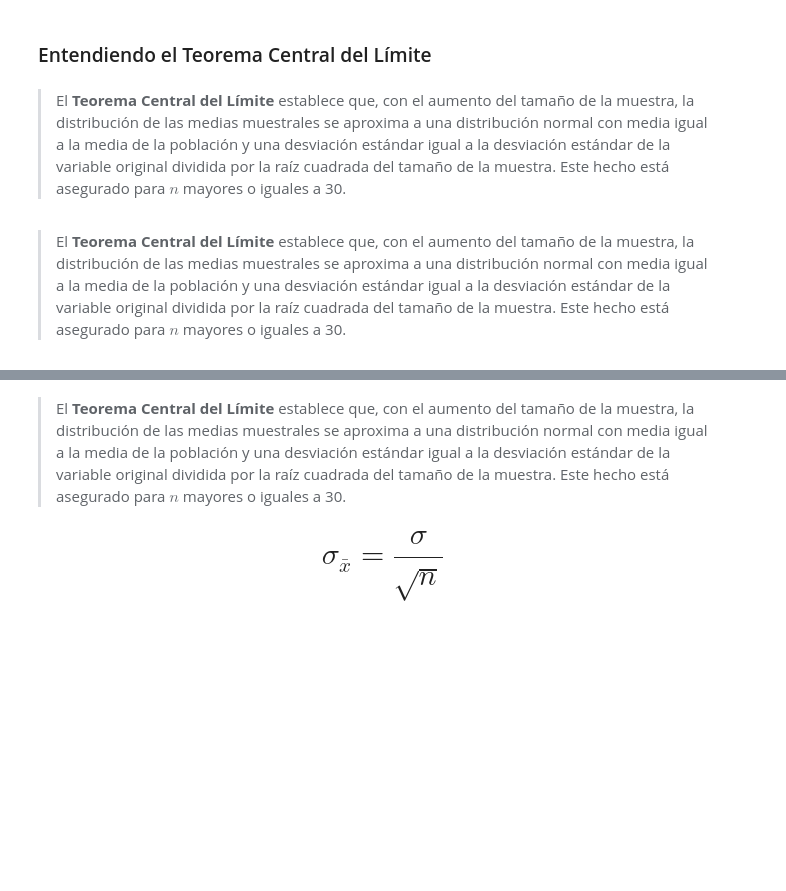
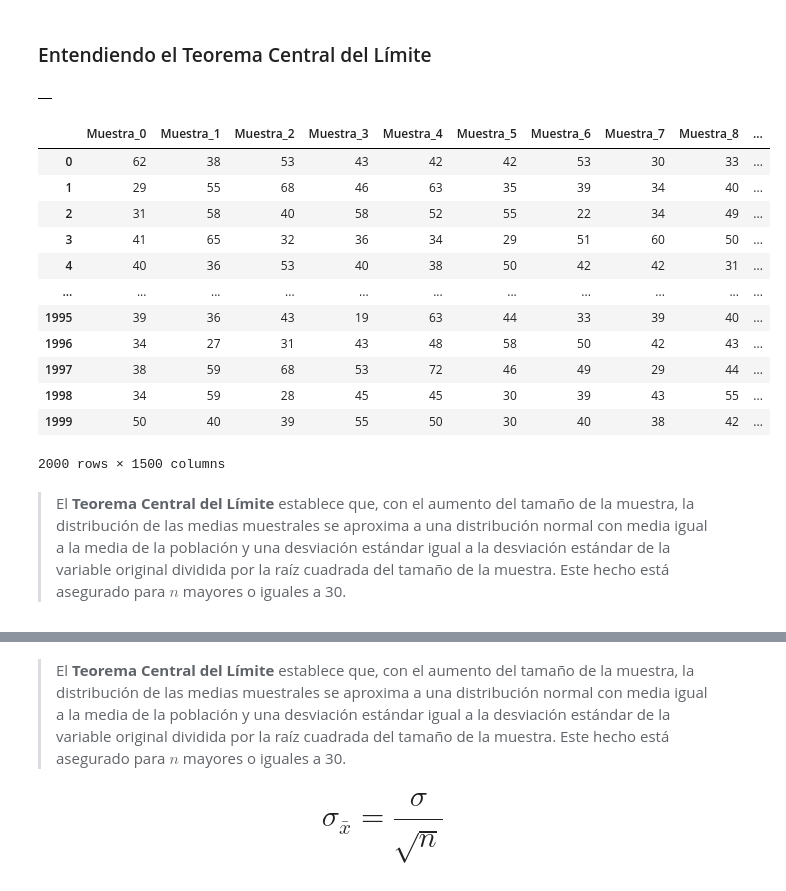
Before and after one commit to evs-11/Estadistica-con-Python-parte-2, a Jupyter notebook: Inicial.ipynb, the cells around one changed output, grey strips where cells are left out. Saved outputs shown, nothing was run; the diff lists cells and outputs as text; code cells hidden in the pictures; blank space fills up the shorter version.

```diff
--- a/Inicial.ipynb
+++ b/Inicial.ipynb
@@ -907,0 +993,7 @@ La desviación estándar de las medias muestrales se conoce como **error estánd
+# %%
+# luego creamos un df para poder salvar allí las muestras que vamos a calcular de nuestro
+# conjunto de datos originales. Está vacío
+muestras = pd.DataFrame()
+muestras
+# %% [output]
+|  |
@@ -908,4 +1014,20 @@ La desviación estándar de las medias muestrales se conoce como **error estánd
+# %%
+# vemos un df con 1500 columnas donde cada una de esas columnas representa una muestra de tamaño 2000
+# de la variable edad
+muestras
+# %% [output]
+|  | Muestra_0 | Muestra_1 | Muestra_2 | Muestra_3 | Muestra_4 | Muestra_5 | Muestra_6 | Muestra_7 | Muestra_8 | ... |
+| 0 | 62 | 38 | 53 | 43 | 42 | 42 | 53 | 30 | 33 | ... |
+| 1 | 29 | 55 | 68 | 46 | 63 | 35 | 39 | 34 | 40 | ... |
+| 2 | 31 | 58 | 40 | 58 | 52 | 55 | 22 | 34 | 49 | ... |
+| 3 | 41 | 65 | 32 | 36 | 34 | 29 | 51 | 60 | 50 | ... |
+| 4 | 40 | 36 | 53 | 40 | 38 | 50 | 42 | 42 | 31 | ... |
+| ... | ... | ... | ... | ... | ... | ... | ... | ... | ... | ... |
+| 1995 | 39 | 36 | 43 | 19 | 63 | 44 | 33 | 39 | 40 | ... |
+| 1996 | 34 | 27 | 31 | 43 | 48 | 58 | 50 | 42 | 43 | ... |
+| 1997 | 38 | 59 | 68 | 53 | 72 | 46 | 49 | 29 | 44 | ... |
+| 1998 | 34 | 59 | 28 | 45 | 45 | 30 | 39 | 43 | 55 | ... |
+| 1999 | 50 | 40 | 39 | 55 | 50 | 30 | 40 | 38 | 42 | ... |
+2000 rows × 1500 columns
 # %% [markdown]
 > El **Teorema Central del Límite** establece que, con el aumento del tamaño de la muestra, la distribución de las medias muestrales se aproxima a una distribución normal con media igual a la media de la población y una desviación estándar igual a la desviación estándar de la variable original dividida por la raíz cuadrada del tamaño de la muestra. Este hecho está asegurado para $n$ mayores o iguales a 30.
-# %% [markdown]
-> El **Teorema Central del Límite** establece que, con el aumento del tamaño de la muestra, la distribución de las medias muestrales se aproxima a una distribución normal con media igual a la media de la población y una desviación estándar igual a la desviación estándar de la variable original dividida por la raíz cuadrada del tamaño de la muestra. Este hecho está asegurado para $n$ mayores o iguales a 30.
```
Also changed, not shown: parts of 49 cells of this notebook.
